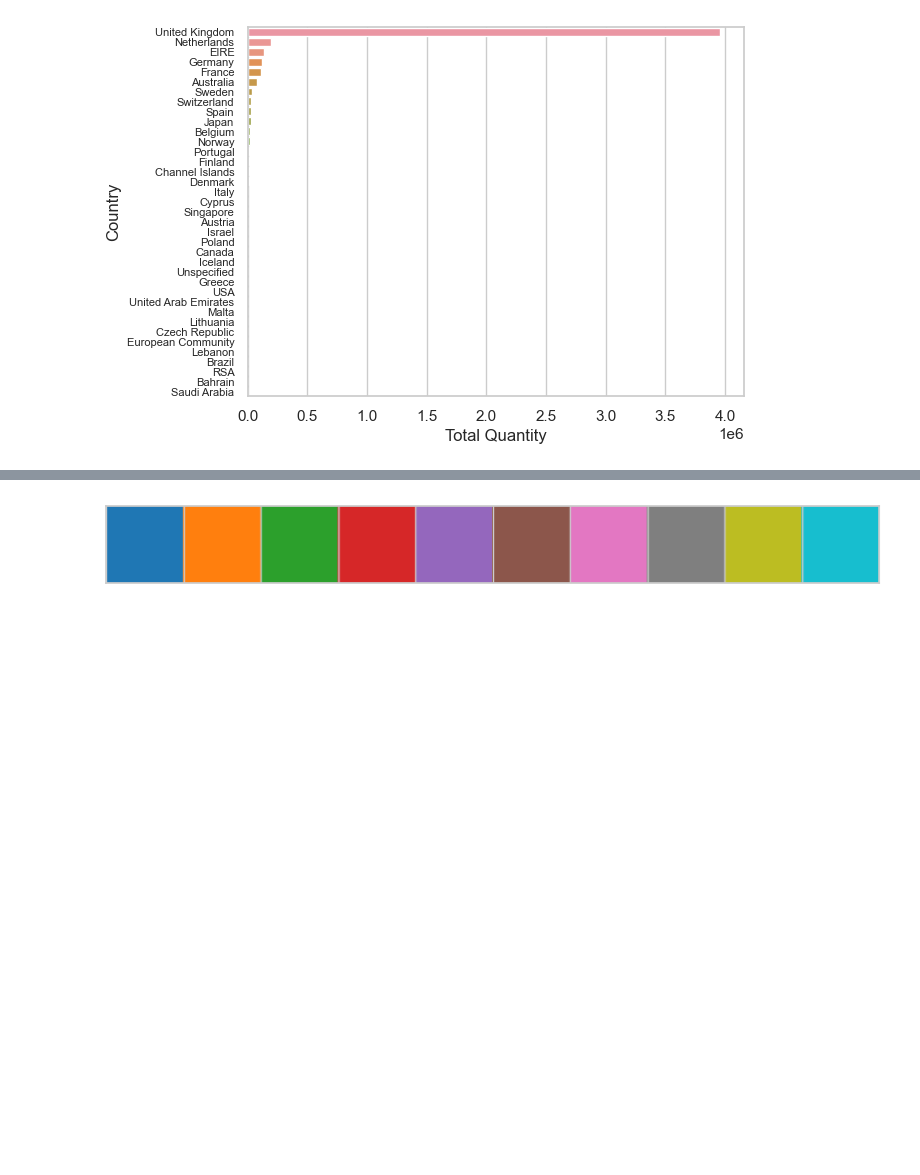
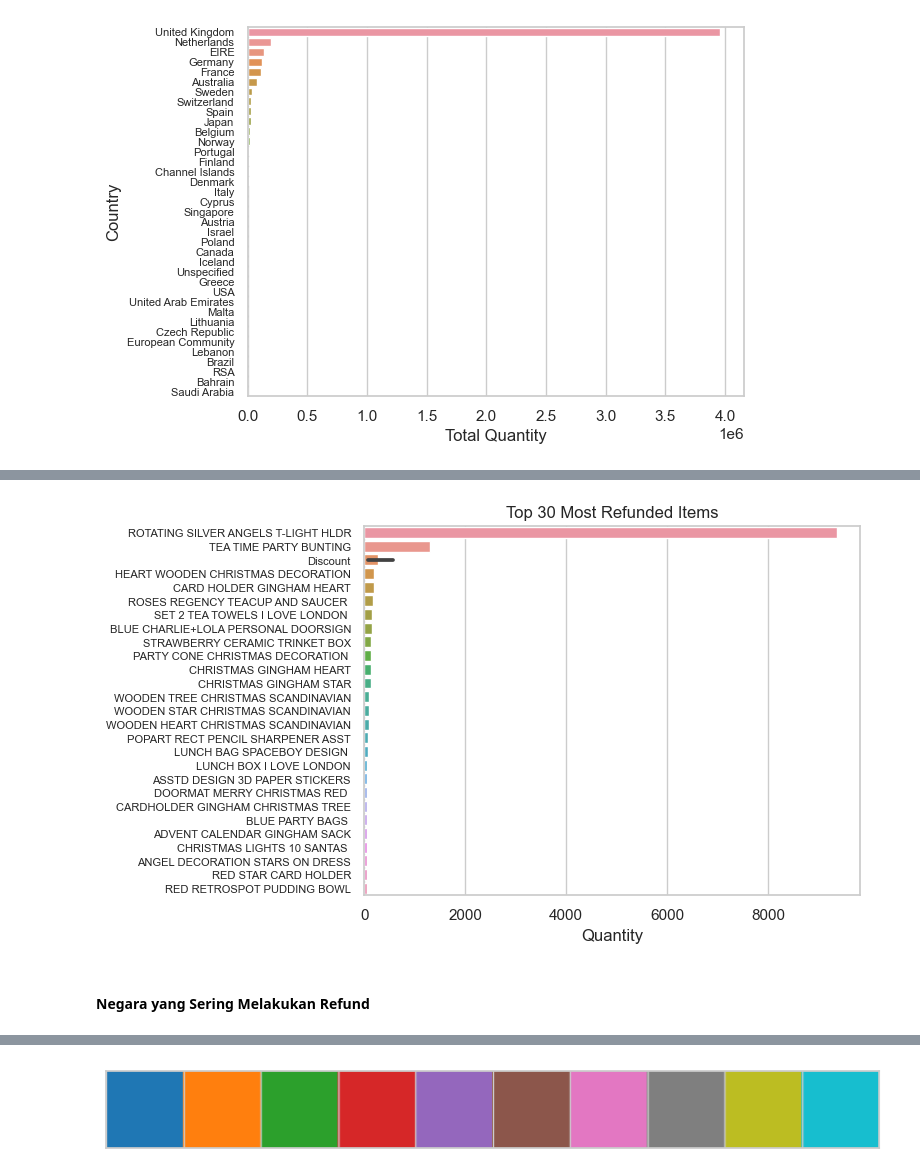
Before and after one commit to GLAZERadr/Data_Science_For_Industry_Task_3, a Jupyter notebook: Data_Exploration.ipynb, the cells around one changed output, grey strips where cells are left out. Cells and saved outputs as stored; diff of their text form; code cells hidden in the pictures; blank space fills up the shorter version.

```diff
--- a/Data_Exploration.ipynb
+++ b/Data_Exploration.ipynb
@@ -287,0 +174,5 @@ plt.show()
+# %%
+refunded_item = df.groupby(['CustomerID', 'Description'])['Quantity'].agg('sum').reset_index().sort_values('Quantity', ascending=True)
+refunded_item = refunded_item[refunded_item['Quantity'] < 0]
+refunded_item['Quantity'] = refunded_item['Quantity'] * -1
+refunded_item
@@ -287,0 +193,11 @@ plt.show()
+# %%
+sns.barplot(data=refunded_item.head(30), x='Quantity', y='Description')
+plt.xlabel('Quantity')
+plt.ylabel('')
+plt.title('Top 30 Most Refunded Items')
+plt.yticks(fontsize=8)
+plt.show()
+# %% [output]
+[figure, added]
+# %% [markdown]
+#### Negara yang Sering Melakukan Refund
```
Also changed, not shown: parts of 44 cells of this notebook, 1 other file.
